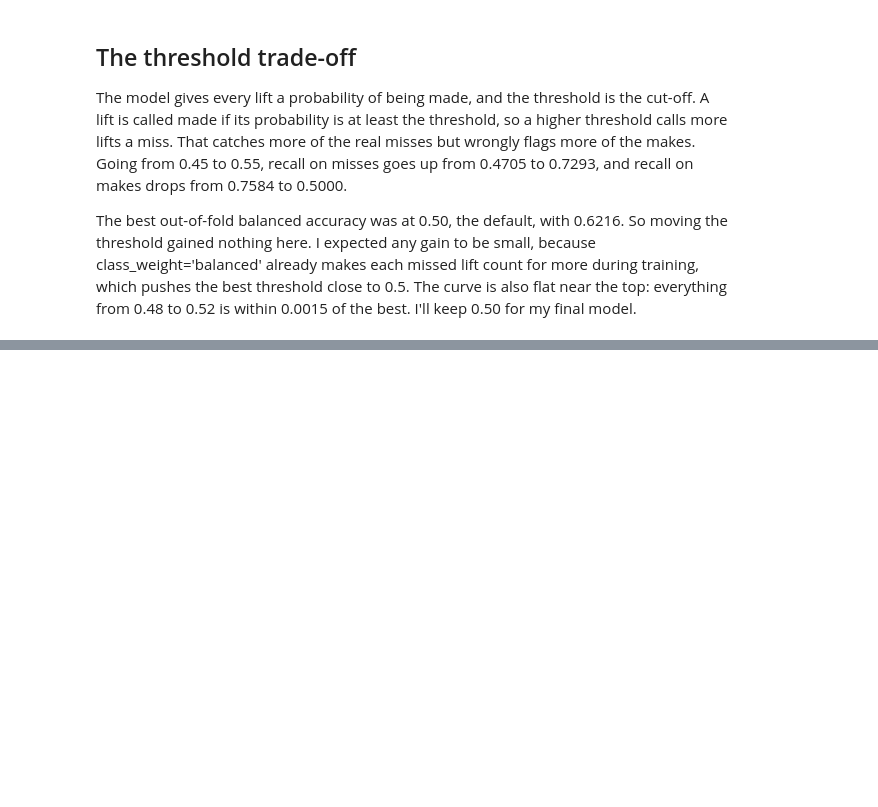
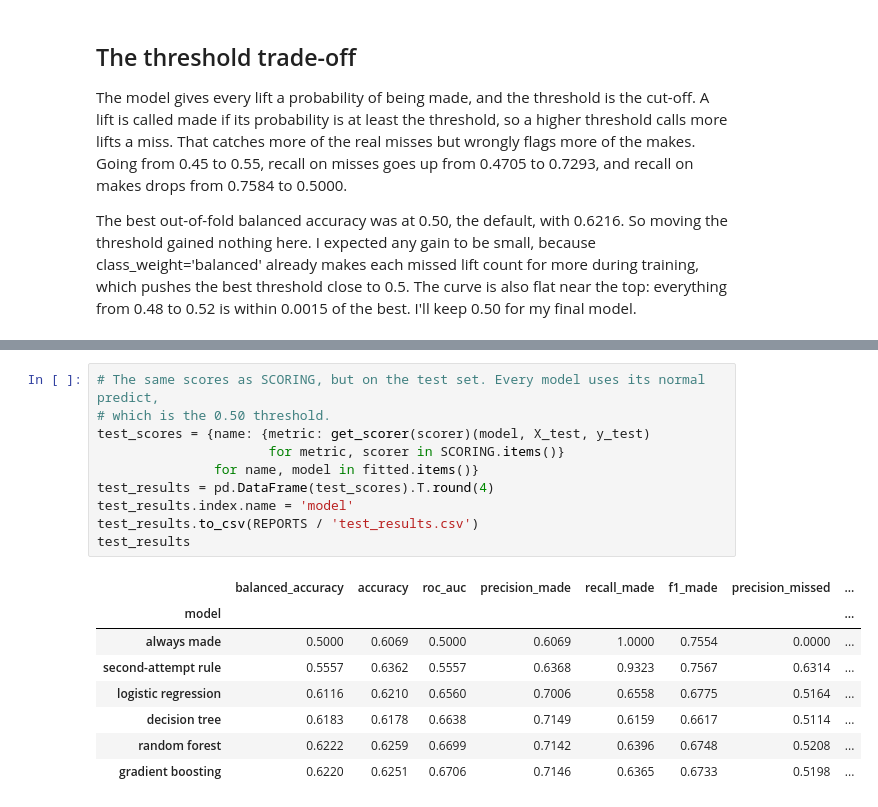
Before and after one commit to Jake23461/CT4101-Powerlifting, a Jupyter notebook: notebooks/05_final.ipynb, the cells around one changed output, grey strips where cells are left out. Drawn from its saved outputs; the diff is of its cells as text; blank space fills up the shorter version.

```diff
--- a/notebooks/05_final.ipynb
+++ b/notebooks/05_final.ipynb
@@ -240,0 +287,19 @@ The best out-of-fold balanced accuracy was at 0.50, the default, with 0.6216. So
+# %%
+# The same scores as SCORING, but on the test set. Every model uses its normal predict,
+# which is the 0.50 threshold.
+test_scores = {name: {metric: get_scorer(scorer)(model, X_test, y_test)
+                      for metric, scorer in SCORING.items()}
+               for name, model in fitted.items()}
+test_results = pd.DataFrame(test_scores).T.round(4)
+test_results.index.name = 'model'
+test_results.to_csv(REPORTS / 'test_results.csv')
+test_results
+# %% [output]
+|  | balanced_accuracy | accuracy | roc_auc | precision_made | recall_made | f1_made | precision_missed | ... |
+| model |  |  |  |  |  |  |  | ... |
+| always made | 0.5000 | 0.6069 | 0.5000 | 0.6069 | 1.0000 | 0.7554 | 0.0000 | ... |
+| second-attempt rule | 0.5557 | 0.6362 | 0.5557 | 0.6368 | 0.9323 | 0.7567 | 0.6314 | ... |
+| logistic regression | 0.6116 | 0.6210 | 0.6560 | 0.7006 | 0.6558 | 0.6775 | 0.5164 | ... |
+| decision tree | 0.6183 | 0.6178 | 0.6638 | 0.7149 | 0.6159 | 0.6617 | 0.5114 | ... |
+| random forest | 0.6222 | 0.6259 | 0.6699 | 0.7142 | 0.6396 | 0.6748 | 0.5208 | ... |
+| gradient boosting | 0.6220 | 0.6251 | 0.6706 | 0.7146 | 0.6365 | 0.6733 | 0.5198 | ... |
```
Also changed, not shown: parts of 9 cells of this notebook, 3 other files.
